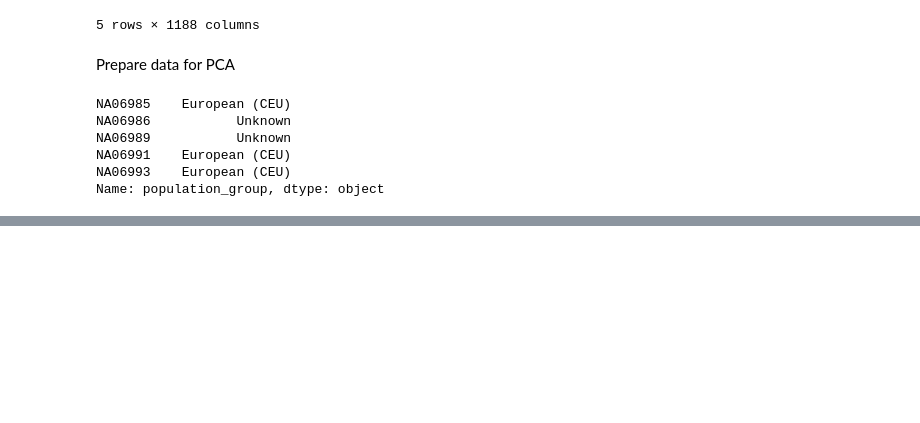
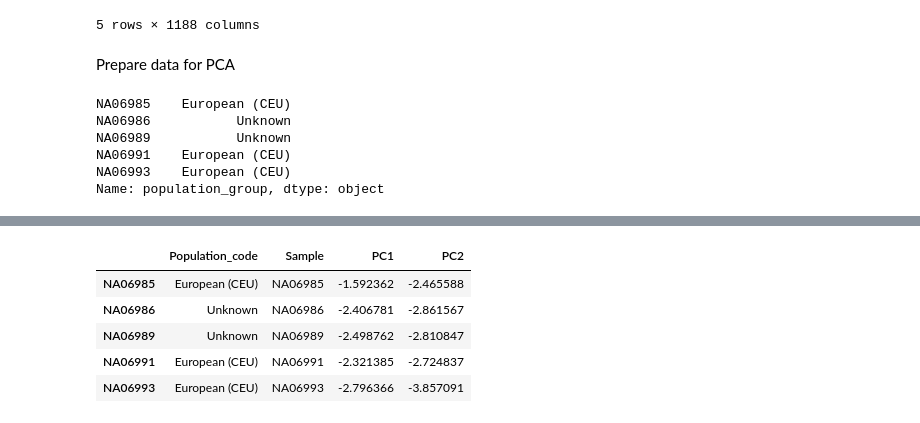
Before and after one commit to flemm0/TRGN514, a Jupyter notebook: Week7/genotype_pca.ipynb, the cells around one changed output, grey strips where cells are left out. Saved outputs shown, nothing was run; the diff lists cells and outputs as text; code cells hidden in the pictures; blank space fills up the shorter version.

```diff
--- a/Week7/genotype_pca.ipynb
+++ b/Week7/genotype_pca.ipynb
@@ -90,0 +123,17 @@ Name: population_group, dtype: object
+# %%
+# create new data frame with population code, sample, PC1, and PC2
+label_plot_df = pd.DataFrame({
+    'Population_code' : df.population_group,
+    'Sample' : df.index,
+    'PC1' : to_plot[:,0],
+    'PC2' : to_plot[:,1]
+})
+# %%
+label_plot_df.head() # looks correct
+# %% [output]
+|  | Population_code | Sample | PC1 | PC2 |
+| NA06985 | European (CEU) | NA06985 | -1.592362 | -2.465588 |
+| NA06986 | Unknown | NA06986 | -2.406781 | -2.861567 |
+| NA06989 | Unknown | NA06989 | -2.498762 | -2.810847 |
+| NA06991 | European (CEU) | NA06991 | -2.321385 | -2.724837 |
+| NA06993 | European (CEU) | NA06993 | -2.796366 | -3.857091 |
```
Also changed, not shown: parts of 10 cells of this notebook.
